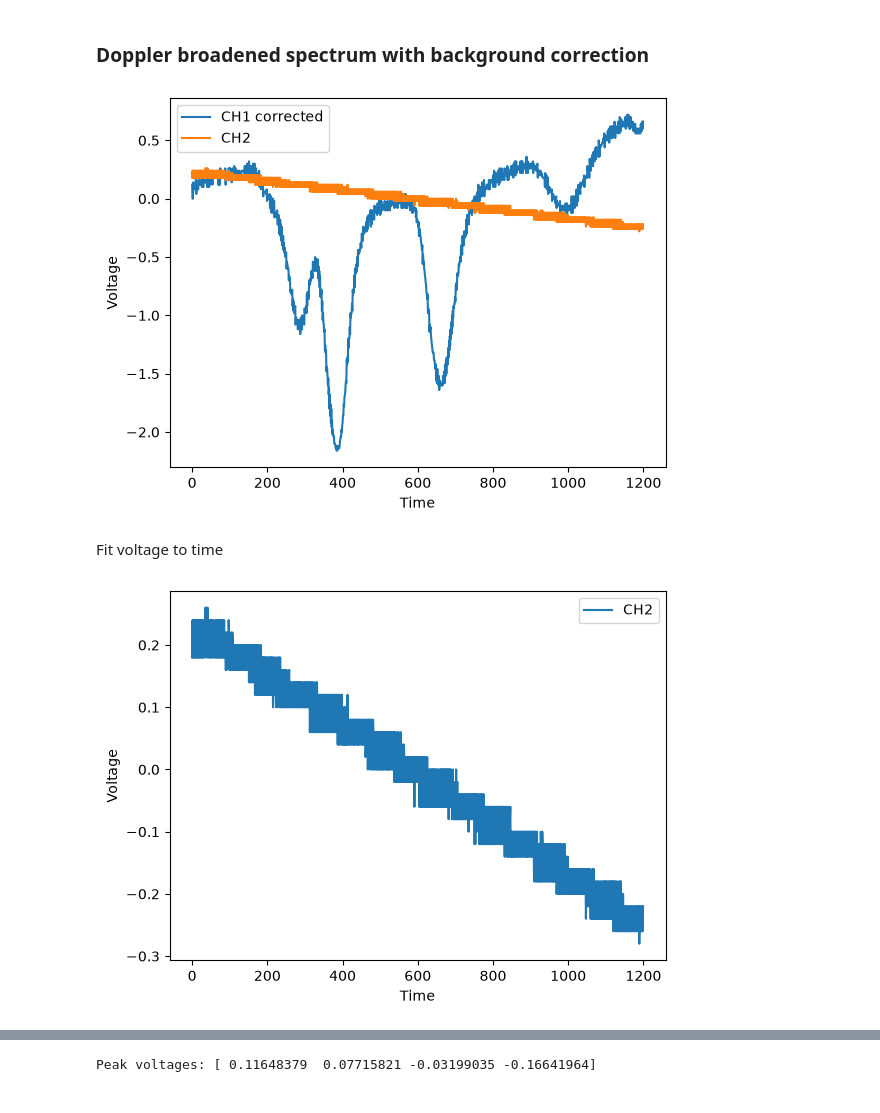
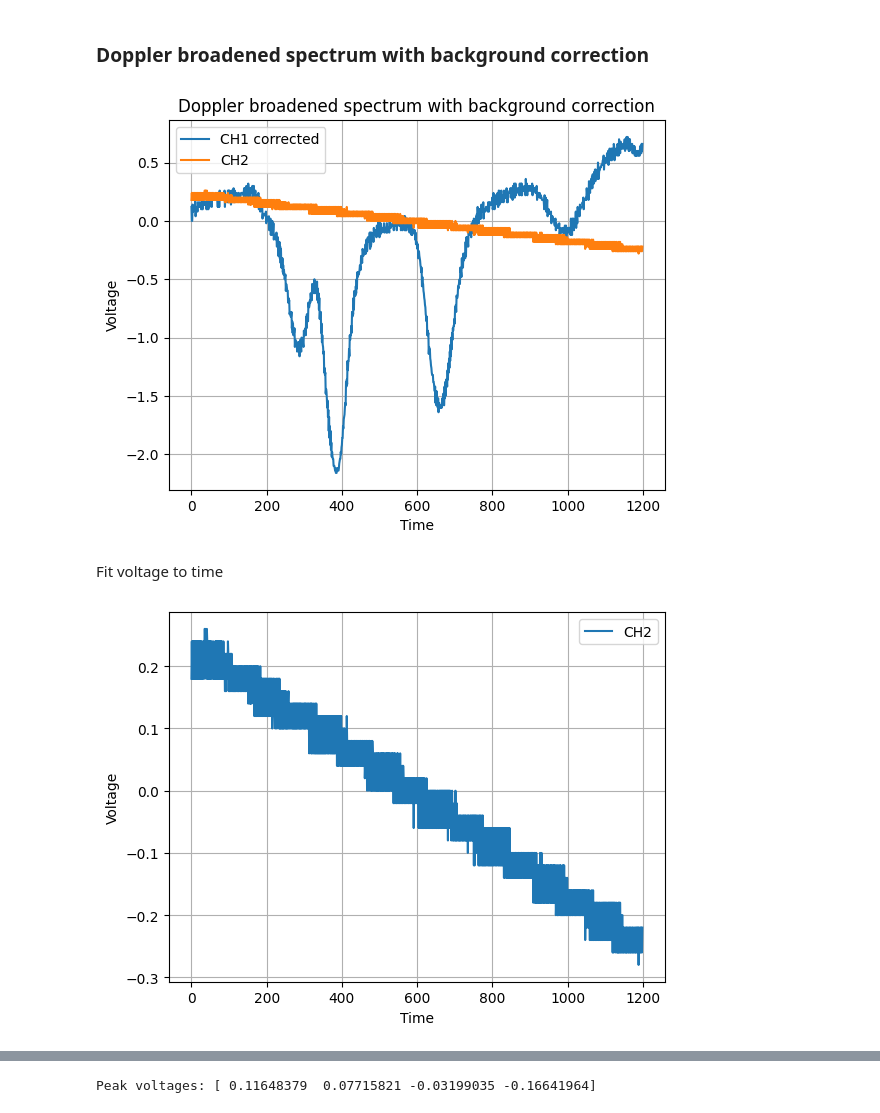
Before and after one commit to mandarhijn/Rb-spectroscopy, a Jupyter notebook: analysis.ipynb, the cells around one changed output, grey strips where cells are left out. Cells and saved outputs as stored; diff of their text form; code cells hidden in the pictures.

```diff
--- a/analysis.ipynb
+++ b/analysis.ipynb
@@ -49,15 +50,17 @@ def load_data_remove_background(file_1, file_2):
 # %%
 x, ch1_corrected, ch2 = load_data_remove_background('data\\NewFile11.csv', 'data\\NewFile12.csv')
 
 # plot
 plt.plot(x, ch1_corrected, label='CH1 corrected')
 plt.plot(x, ch2, label='CH2')
 plt.xlabel('Time')
 plt.ylabel('Voltage')
 plt.legend()
+plt.title("Doppler broadened spectrum with background correction")
+plt.grid(True)
 plt.show()
 # %% [output]
-[figure, old version]
+[figure, new version]
 # %% [markdown]
 Fit voltage to time
 # %%
@@ -66,9 +69,10 @@ plt.plot(x, ch2, label='CH2')
 plt.xlabel('Time')
 plt.ylabel('Voltage')
 plt.legend()
+plt.grid(True)
 plt.show()
 # %% [output]
-[figure, old version]
+[figure, new version]
 # %%
 # linear fit voltage vs time
 def fit_voltage(x, ch2, deg=1):
```
Also changed, not shown: parts of 20 cells of this notebook.
